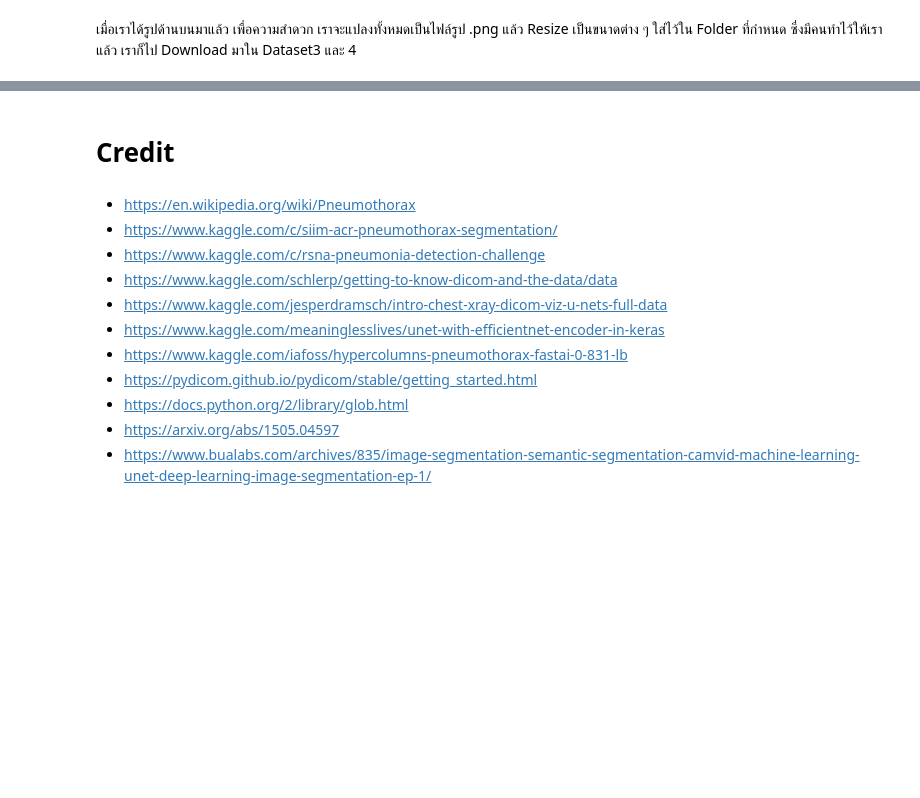
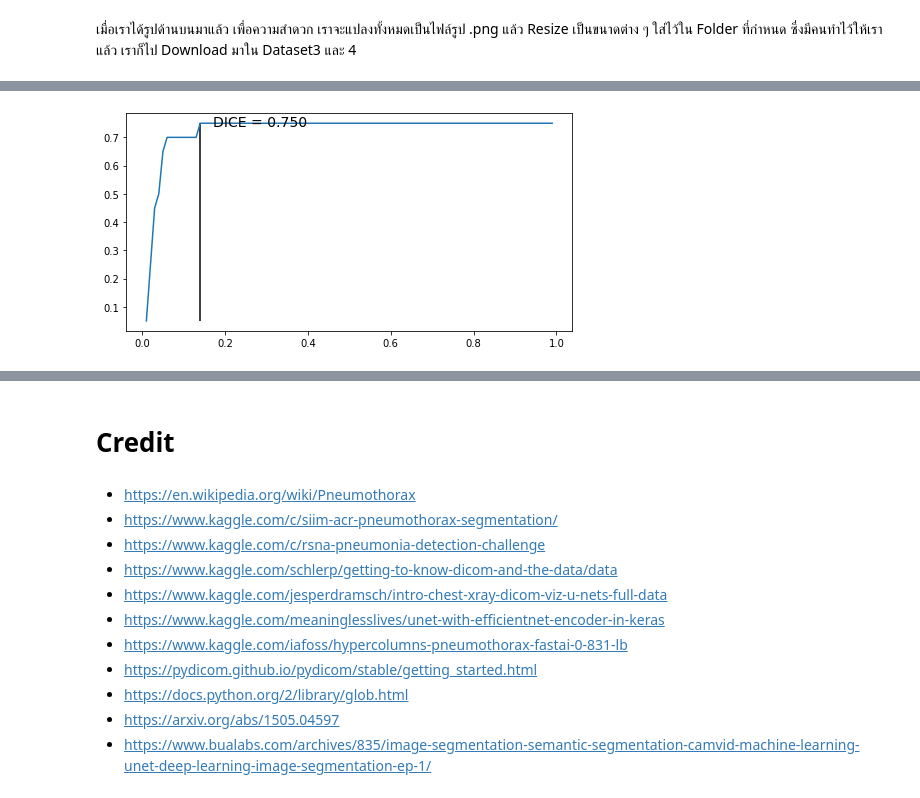
Before and after one commit to gnoparus/bualabs, a Jupyter notebook: nbs/03b-image-segmentation-siim-acr-pneumothorax-segmentation.ipynb, the cells around one changed output, grey strips where cells are left out. Cells and saved outputs as stored; diff of their text form; code cells hidden in the pictures; blank space fills up the shorter version.

```diff
--- a/nbs/03b-image-segmentation-siim-acr-pneumothorax-segmentation.ipynb
+++ b/nbs/03b-image-segmentation-siim-acr-pneumothorax-segmentation.ipynb
@@ -340,4 +364,4 @@ learn.recorder.plot()
 # %%
-learn.fit_one_cycle(6, max_lr=1e-3, wd=1e-1)
+learn.fit_one_cycle(6, max_lr=lr, wd=1e-1, pct_start=0.7)
 # %% [output]
 | epoch | train_loss | valid_loss | dice | time |
@@ -350,0 +377,24 @@ learn.fit_one_cycle(6, max_lr=1e-3, wd=1e-1)
+# %%
+# Predictions for the validation set
+preds, ys = learn.get_preds()
+preds = preds[:,1,...]
+ys = ys.squeeze()
+# %%
+def dice_overall(preds, targs):
+    n = preds.shape[0]
+    preds = preds.view(n, -1)
+    targs = targs.view(n, -1)
+    intersect = (preds * targs).sum(-1).float()
+    union = (preds+targs).sum(-1).float()
+    u0 = union==0
+    intersect[u0] = 1
+    union[u0] = 2
+    return (2. * intersect / union)
+# %%
+# Find optimal threshold
+dices = []
+thrs = np.arange(0.01, 1, 0.01)
+for i in progress_bar(thrs):
+    preds_m = (preds>i).long()
+    dices.append(dice_overall(preds_m, ys).mean())
+dices = np.array(dices)
@@ -350,0 +403,11 @@ learn.fit_one_cycle(6, max_lr=1e-3, wd=1e-1)
+# %%
+best_dice = dices.max()
+best_thr = thrs[dices.argmax()]
+
+plt.figure(figsize=(8,4))
+plt.plot(thrs, dices)
+plt.vlines(x=best_thr, ymin=dices.min(), ymax=dices.max())
+plt.text(best_thr+0.03, best_dice-0.01, f'DICE = {best_dice:.3f}', fontsize=14);
+plt.show()
+# %% [output]
+[figure, added]
```
Also changed, not shown: parts of 34 cells of this notebook.
